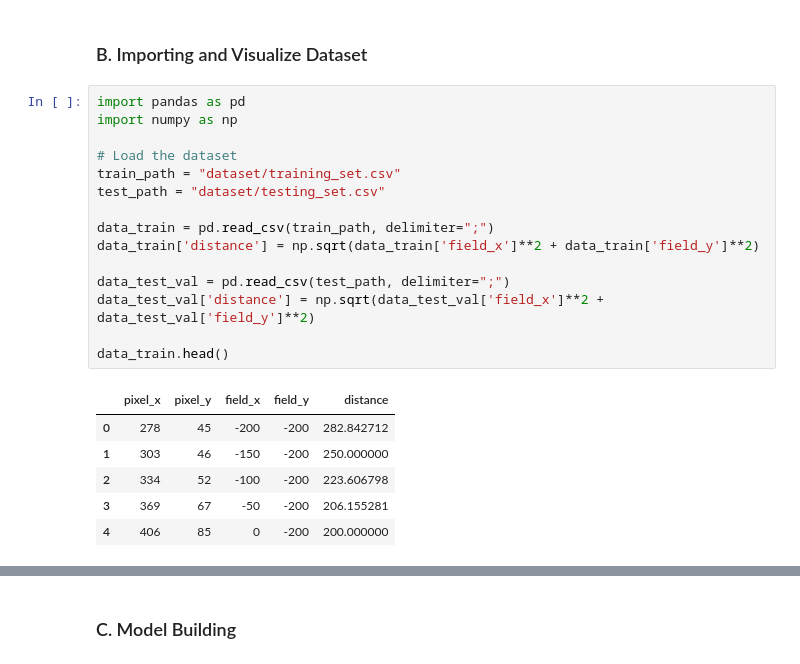
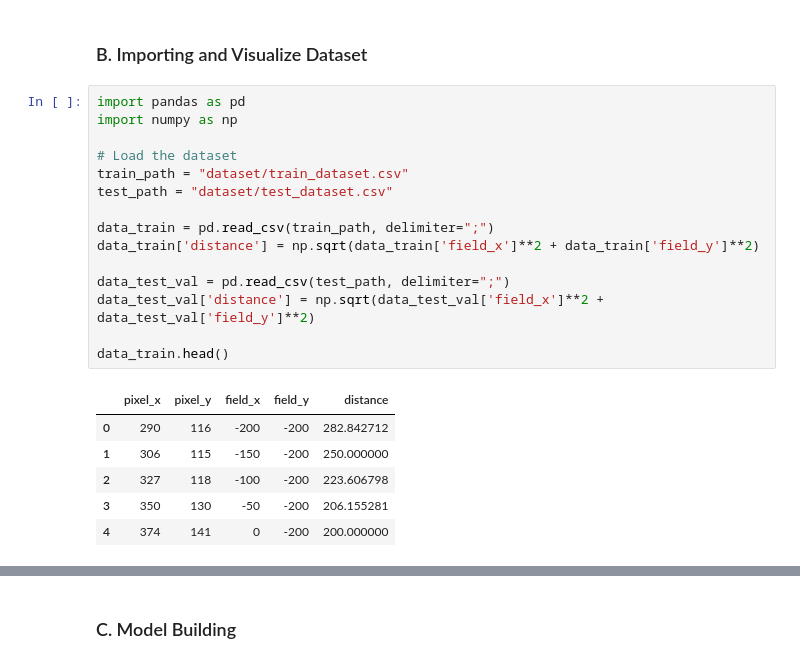
Before and after one commit to MarcoAlandAdinanda/Fukuro_Projects, a Jupyter notebook: FukuroMirror/FukuroOmnivisionModeling.ipynb, the cells around one changed output, grey strips where cells are left out. Drawn from its saved outputs; the diff is of its cells as text.

```diff
--- a/FukuroMirror/FukuroOmnivisionModeling.ipynb
+++ b/FukuroMirror/FukuroOmnivisionModeling.ipynb
@@ -13,25 +13,25 @@ by Marco Aland Adinanda
 # %%
 import pandas as pd
 import numpy as np
 
 # Load the dataset
-train_path = "dataset/training_set.csv"
-test_path = "dataset/testing_set.csv"
+train_path = "dataset/train_dataset.csv"
+test_path = "dataset/test_dataset.csv"
 
 data_train = pd.read_csv(train_path, delimiter=";")
 data_train['distance'] = np.sqrt(data_train['field_x']**2 + data_train['field_y']**2)
 
 data_test_val = pd.read_csv(test_path, delimiter=";")
 data_test_val['distance'] = np.sqrt(data_test_val['field_x']**2 + data_test_val['field_y']**2)
 
 data_train.head()
 # %% [output]
 |  | pixel_x | pixel_y | field_x | field_y | distance |
-| 0 | 278 | 45 | -200 | -200 | 282.842712 |
-| 1 | 303 | 46 | -150 | -200 | 250.000000 |
-| 2 | 334 | 52 | -100 | -200 | 223.606798 |
-| 3 | 369 | 67 | -50 | -200 | 206.155281 |
-| 4 | 406 | 85 | 0 | -200 | 200.000000 |
+| 0 | 290 | 116 | -200 | -200 | 282.842712 |
+| 1 | 306 | 115 | -150 | -200 | 250.000000 |
+| 2 | 327 | 118 | -100 | -200 | 223.606798 |
+| 3 | 350 | 130 | -50 | -200 | 206.155281 |
+| 4 | 374 | 141 | 0 | -200 | 200.000000 |
 # %%
 import matplotlib.pyplot as plt
 
```
Also changed, not shown: parts of 3 cells of this notebook, 9 other files.
